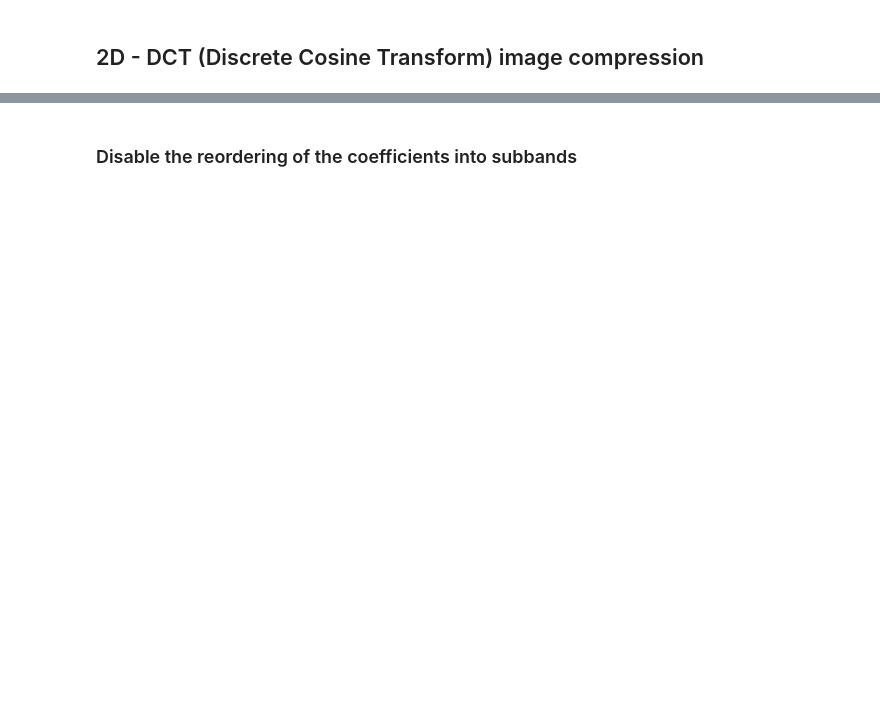
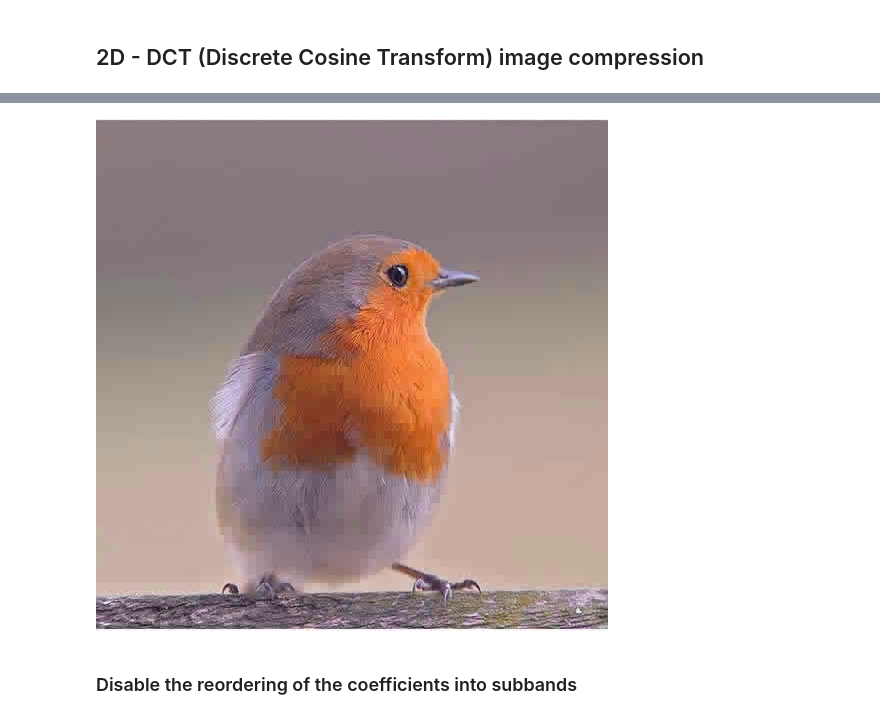
Before and after one commit to Sistemas-Multimedia/VCF, a Jupyter notebook: notebooks/2D-DCT.ipynb, the cells around one changed output, grey strips where cells are left out. Saved outputs shown, nothing was run; the diff lists cells and outputs as text; code cells hidden in the pictures; blank space fills up the shorter version.

```diff
--- a/notebooks/2D-DCT.ipynb
+++ b/notebooks/2D-DCT.ipynb
@@ -15,7 +69,7 @@ from IPython.display import Image, display
 # %%
-display(Image(filename="/tmp/original.png"))
 display(Image(filename="/tmp/decoded.png"))
-!python ../src/RDE.py
+# %% [output]
+[figure, added]
 # %% [markdown]
 ### Disable the reordering of the coefficients into subbands
 # %%
```
Also changed, not shown: parts of 11 cells of this notebook, 5 other files.
